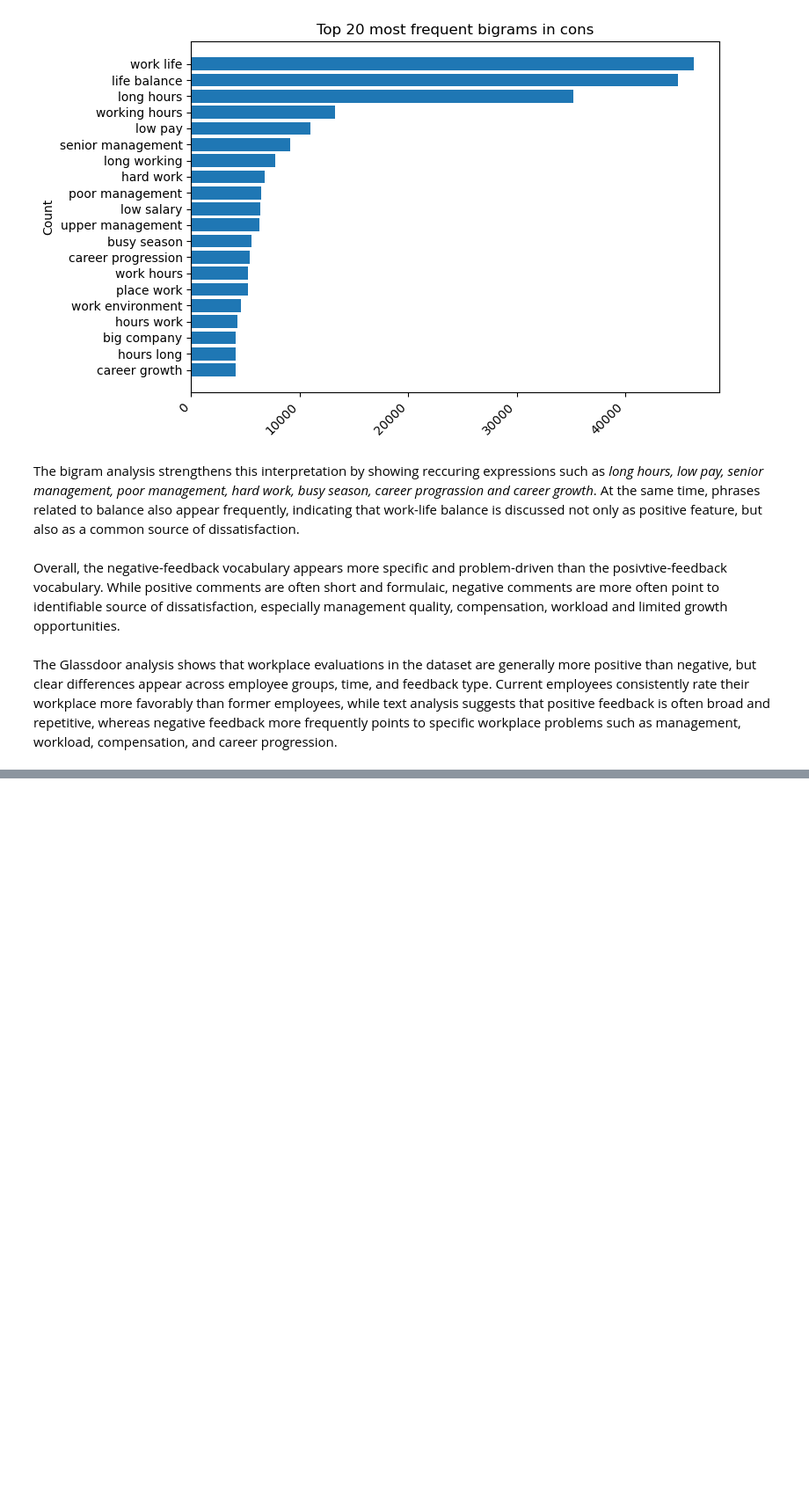
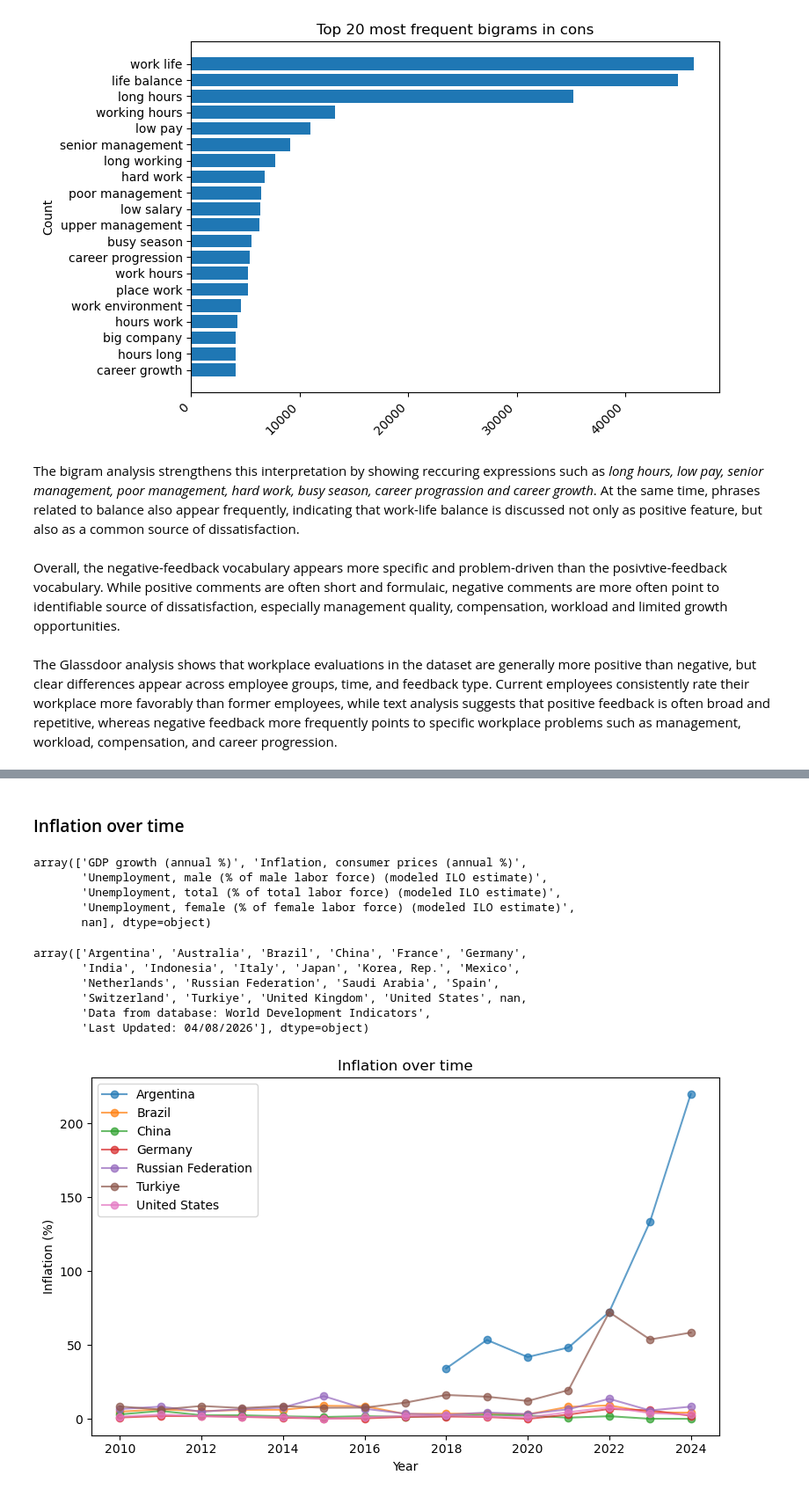
Before and after one commit to YoanaHadzhidimitrova/employee_review_analysis, a Jupyter notebook: employee_review_analysis.ipynb, the cells around one changed output, grey strips where cells are left out. Shown at 88% size. Cells and saved outputs as stored; diff of their text form; code cells hidden in the pictures; blank space fills up the shorter version.

Commit message:
Macroeconomic context from World Bank Dataset

```diff
--- a/employee_review_analysis.ipynb
+++ b/employee_review_analysis.ipynb
@@ -1696,0 +1766,4 @@ The Glassdoor analysis shows that workplace evaluations in the dataset are gener
+# %%
+world_bank_long['year'] = world_bank_long['year'].astype(str).str.extract(r'(\d{4})').astype(int)
+world_bank_long['value'] = pd.to_numeric(world_bank_long['value'], errors = 'coerce')
+world_bank_long.info()
@@ -1696,0 +1784,8 @@ The Glassdoor analysis shows that workplace evaluations in the dataset are gener
+# %%
+world_bank_long = world_bank_long.rename(columns={
+    'Country Name': 'country',
+    'Country Code': 'country_code',
+    'Series Name': 'series_name',
+    'Series Code': 'series_code'
+})
+world_bank_long.head()
@@ -1696,0 +1801,38 @@ The Glassdoor analysis shows that workplace evaluations in the dataset are gener
+# %% [markdown]
+### Inflation over time
+# %%
+world_bank_long['series_name'].unique()
+# %% [output]
+array(['GDP growth (annual %)', 'Inflation, consumer prices (annual %)',
+       'Unemployment, male (% of male labor force) (modeled ILO estimate)',
+       'Unemployment, total (% of total labor force) (modeled ILO estimate)',
+       'Unemployment, female (% of female labor force) (modeled ILO estimate)',
+       nan], dtype=object)
+# %%
+world_bank_long['country'].unique()
+# %% [output]
+array(['Argentina', 'Australia', 'Brazil', 'China', 'France', 'Germany',
+       'India', 'Indonesia', 'Italy', 'Japan', 'Korea, Rep.', 'Mexico',
+       'Netherlands', 'Russian Federation', 'Saudi Arabia', 'Spain',
+       'Switzerland', 'Turkiye', 'United Kingdom', 'United States', nan,
+       'Data from database: World Development Indicators',
+       'Last Updated: 04/08/2026'], dtype=object)
+# %%
+selected_countries = ['Argentina', 'Brazil', 'China', 'Germany','Russian Federation', 'Turkiye', 'United States']
+wb_selected = world_bank_long[world_bank_long['country'].isin(selected_countries)].copy()
+# %%
+inflation = wb_selected[wb_selected['series_name'] == 'Inflation, consumer prices (annual %)']
+# %%
+plt.figure(figsize = (8, 5))
+for country in inflation['country'].unique():
+    subset = inflation[inflation['country'] == country]
+    plt.plot(subset['year'], subset['value'], alpha = 0.7, marker = 'o', label = country)
+
+plt.xlabel('Year')
+plt.ylabel('Inflation (%)')
+plt.title('Inflation over time')
+plt.legend()
+plt.tight_layout()
+plt.show()
+# %% [output]
+[figure, added]
```
Also changed, not shown: parts of 24 cells of this notebook.
